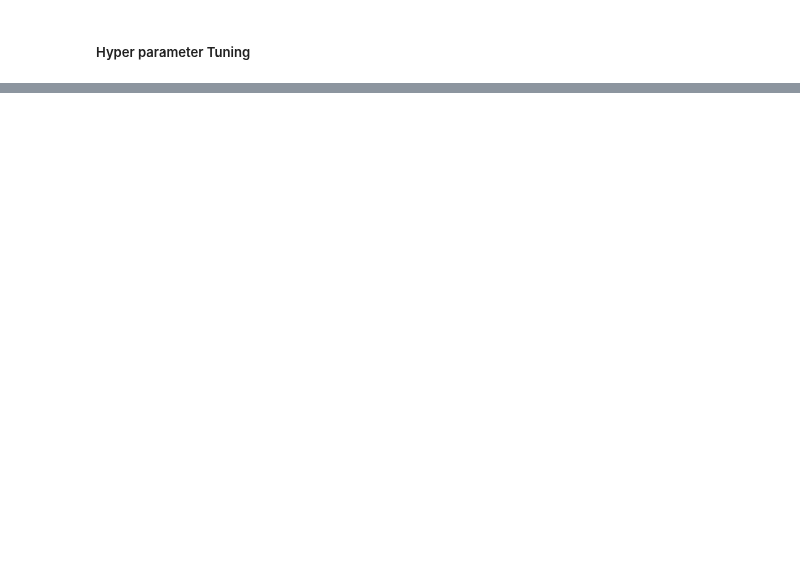
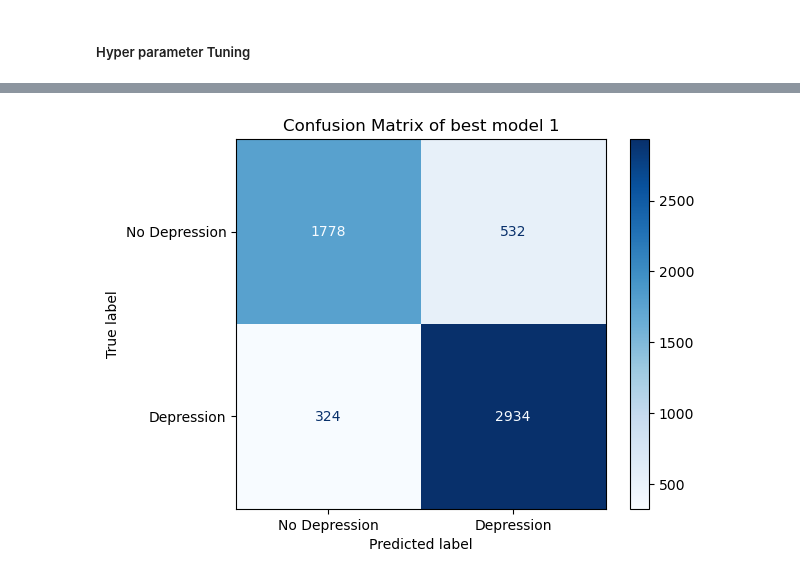
Before and after one commit to rushring/CS_Group07_StudentDepressionDetection, a Jupyter notebook: notebooks/Rushani_Logistic_Regression/hyper_param_tuning.ipynb, the cells around one changed output, grey strips where cells are left out. Saved outputs shown, nothing was run; the diff lists cells and outputs as text; code cells hidden in the pictures; blank space fills up the shorter version.

Commit message:
added age bins and exported final model v1

```diff
--- a/notebooks/Rushani_Logistic_Regression/hyper_param_tuning.ipynb
+++ b/notebooks/Rushani_Logistic_Regression/hyper_param_tuning.ipynb
@@ -24,17 +45,17 @@ X_train, X_test, y_train, y_test = train_test_split(
 # %%
-from sklearn.preprocessing import OneHotEncoder, OrdinalEncoder,StandardScaler
-from sklearn.compose import ColumnTransformer
-from sklearn.pipeline import Pipeline
 
 #  Column groups
 onehot_cols = ['Gender', 'Degree','Suicidal_Thoughts', 'Mental_Illness_History']
-ordinal_cols = ['Sleep_Duration', 'Dietary_Habits']
+ordinal_cols = ['Sleep_Duration', 'Dietary_Habits', 'Age_Group']
+
 
 # Define category orders for ordinal features
 ordinal_categories = [
     ['Less than 5 hours', '5-6 hours', '7-8 hours', 'More than 8 hours'],
-    ['Unhealthy', 'Moderate', 'Healthy']                                                                                                 # Mental_Illness_History
+    ['Unhealthy', 'Moderate', 'Healthy'],
+    ['Teen', 'Young_Adult', 'Adult', 'Senior']
 ]
+
 
 # Define ColumnTransformer
 encoder = ColumnTransformer(
@@ -51,6 +72,7 @@ from sklearn.model_selection import StratifiedKFold, cross_val_score
 
 # Define the new model pipeline with preprocessing and logistic regression for cross validation
 pipeline = Pipeline([
+    ('age_binner', AgeBinner()),
     ('preprocessing', encoder),
     ('scaler', StandardScaler()),
     ('model', LogisticRegression(max_iter=10000, random_state=42))
@@ -127 +149,10 @@ Best F1 Score on Training Set: 0.872260817549971
 ## there is a slight improvement compare to perivous one
+# %%
+
+from sklearn.metrics import classification_report, accuracy_score
+
+# Evaluate initial grid search model
+best_model_1 = grid_search.best_estimator_
+y_pred_1 = best_model_1.predict(X_test)
+
+print("Accuracy:", accuracy_score(y_test, y_pred_1)*100)
@@ -128,3 +173,15 @@ Best F1 Score on Training Set: 0.872260817549971
+# %%
+from sklearn.metrics import confusion_matrix,ConfusionMatrixDisplay
+
+cm1 = confusion_matrix(y_test, y_pred_1)
+
+# Plot it
+disp = ConfusionMatrixDisplay(confusion_matrix=cm1, display_labels=['No Depression', 'Depression'])
+disp.plot(cmap='Blues')
+plt.title("Confusion Matrix of best model 1")
+plt.show()
+# %% [output]
+[figure, added]
 # %%
 ### further fine tune the found best hyper parameters
 
```
Also changed, not shown: parts of 13 cells of this notebook, 3 other files.
